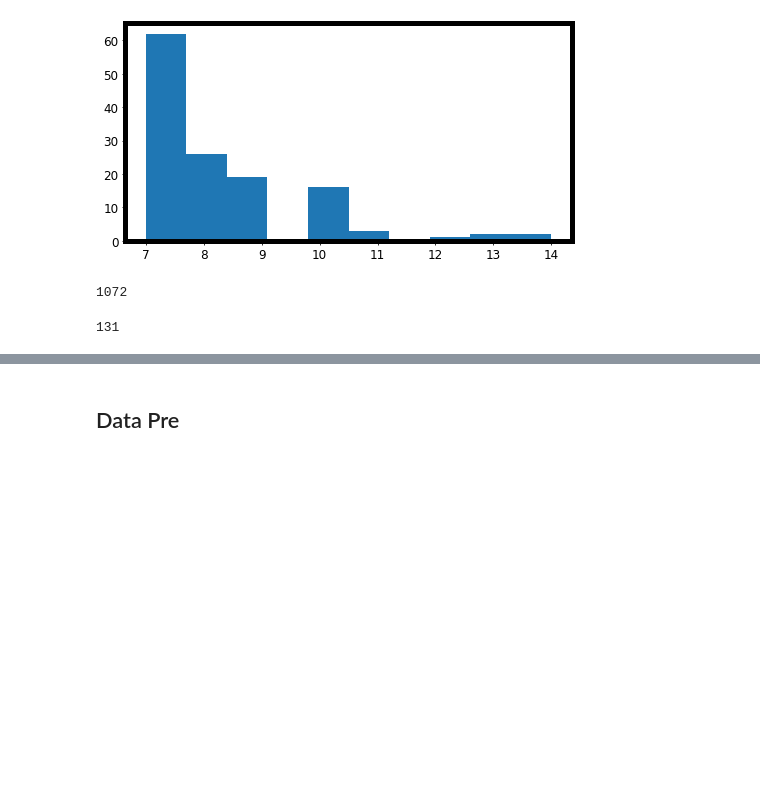
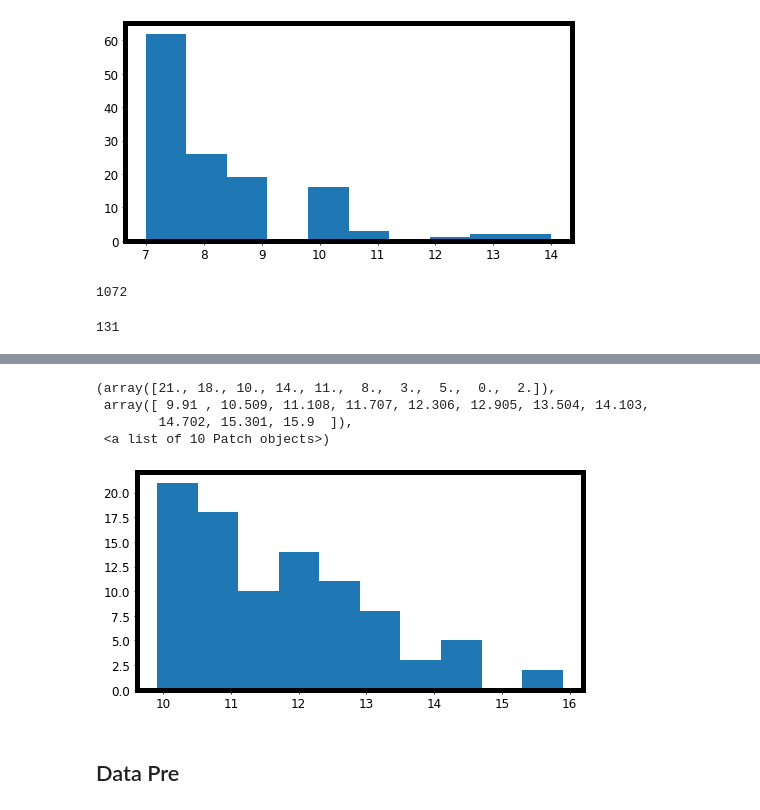
Before and after one commit to Mahdi-Abdollahii/Dusty-Stellar-Sources-Classification, a Jupyter notebook: Data_Pre.ipynb, the cells around one changed output, grey strips where cells are left out. Drawn from its saved outputs; the diff is of its cells as text; code cells hidden in the pictures; blank space fills up the shorter version.

```diff
--- a/Data_Pre.ipynb
+++ b/Data_Pre.ipynb
@@ -367,3 +431,11 @@ plt.hist([list_Class_5,Y['Class']])
+# %%
+plt.hist(X['Jmag'][result])
+# %% [output]
+(array([21., 18., 10., 14., 11.,  8.,  3.,  5.,  0.,  2.]),
+ array([ 9.91 , 10.509, 11.108, 11.707, 12.306, 12.905, 13.504, 14.103,
+        14.702, 15.301, 15.9  ]),
+ <a list of 10 Patch objects>)
+[figure, added]
 # %% [markdown]
 ## Data Pre
 # %%
```
Also changed, not shown: parts of 15 cells of this notebook.
